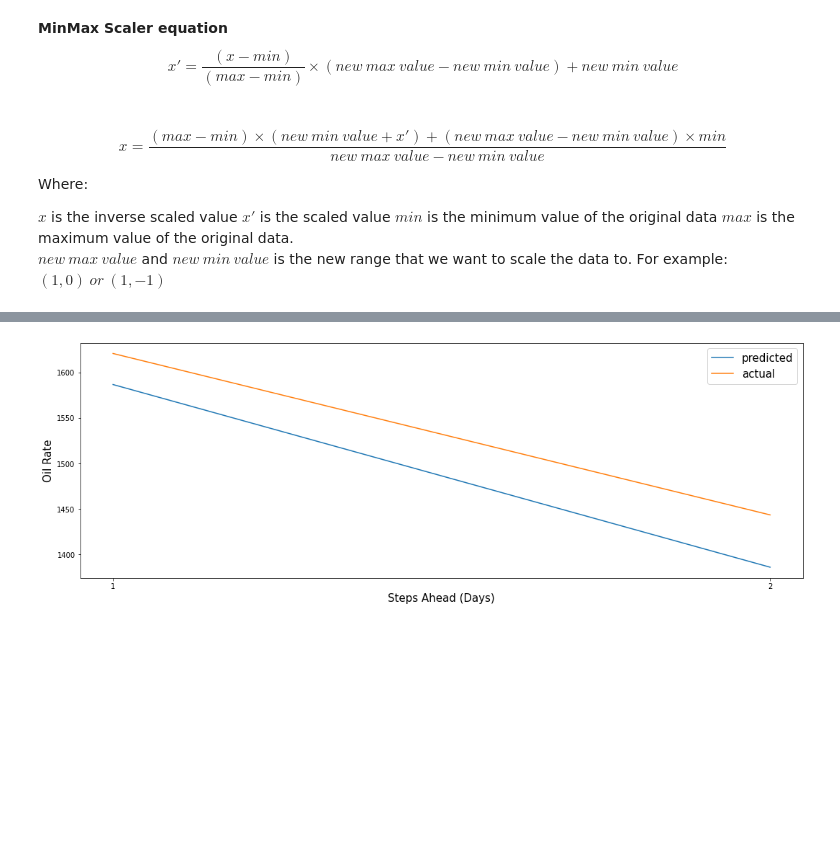
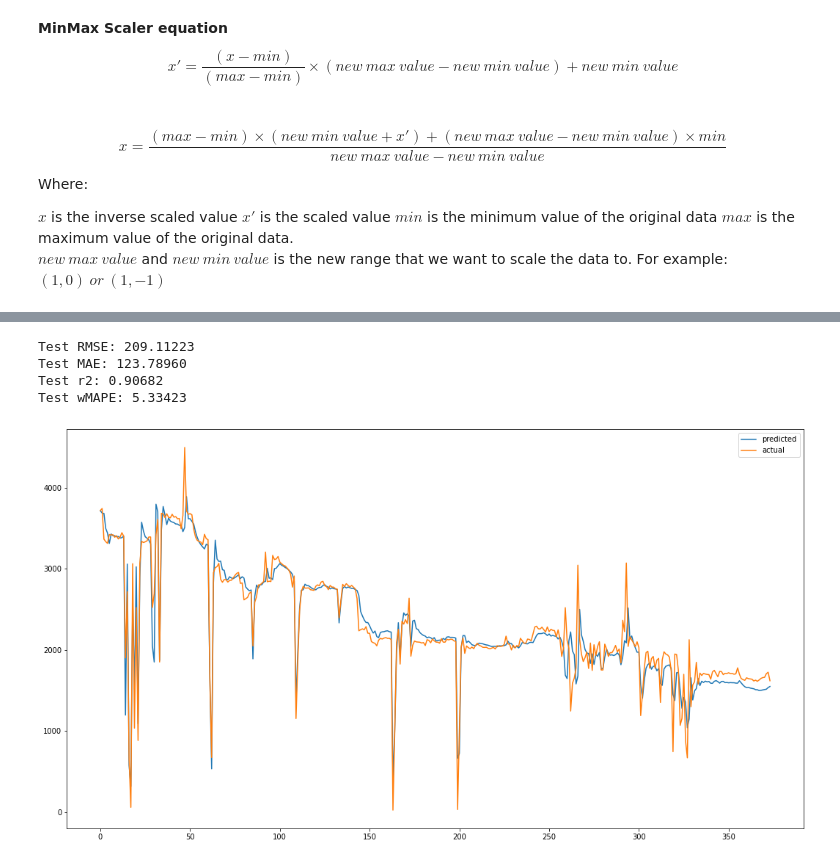
Before and after one commit to ashrafalaghbari/GA-TCN-LSTM, a Jupyter notebook: GRU_model.ipynb, the cells around one changed output, grey strips where cells are left out. Cells and saved outputs as stored; diff of their text form; code cells hidden in the pictures; blank space fills up the shorter version.

```diff
--- a/GRU_model.ipynb
+++ b/GRU_model.ipynb
@@ -128,23 +121,16 @@ series = pd.read_csv('/content/drive/MyDrive/volve_production_data/model.csv',
                      parse_dates=["DATEPRD"], index_col="DATEPRD")
 days = pd.Series(range(len(series),0, -1 ), index=series.index)
 series.insert(0, 'days', days)
-series['days1'] = series['days'].shift(-1)
-series["AVG_CHOKE_SIZE_P1"] = series['AVG_CHOKE_SIZE_P'].shift(-1)
-series["ON_STREAM_HRS1"] = series['ON_STREAM_HRS'].shift(-1)
-
-
-series['interaction_effect_onNext_oil1'] = series["AVG_CHOKE_SIZE_P1"]  * series["ON_STREAM_HRS1"] * series['days']
-
+series['days(t)'] = series['days'].shift(-1)
+series["AVG_CHOKE_SIZE_P(t)"] = series['AVG_CHOKE_SIZE_P'].shift(-1)
+series["ON_STREAM_HRS(t)"] = series['ON_STREAM_HRS'].shift(-1)
+series['interaction_effect_onNext_oilRate'] = series["AVG_CHOKE_SIZE_P(t)"]  * series["ON_STREAM_HRS(t)"] * series['days(t)']
 series.dropna(inplace=True)
-
-
-
-
-# # # # select feature based on correlation
+# # select feature based on correlation
 # # series = select_features(series, "BORE_OIL_VOL", "spearman", 0.2)
 # # select features manually
 series =series[[
-                'interaction_effect_onNext_oil1',
+                'interaction_effect_onNext_oilRate',
                 "BORE_GAS_VOL",
                 "BORE_OIL_VOL"
                 ]]
@@ -467,3 +384,0 @@ model_saved = tf.keras.models.load_model('/content/drive/MyDrive/my_trained_mode
-# %%
-model.load_weights('/content/drive/MyDrive/my_trained_models/mdl_wts.hdf5')
-model.evaluate(test_X, test_y, verbose=0)
@@ -828,14 +453,26 @@ plt.show()
-# %%
-# plot the last forecasted values on test set
-fig, ax = plt.subplots(1, 1, figsize=(18,6))
-# Set the major locator for the x-axis
-x = list(range(1, len(inv_yhat[-1])+1))
-ax.xaxis.set_major_locator(plt.MultipleLocator(1))
-ax.plot(x, inv_yhat[-1], label = "predicted")
-ax.plot(x, inv_y[-1], label = "actual")
-ax.set_ylabel('Oil Rate', fontsize=15)
-ax.set_xlabel('Steps Ahead (Days)',fontsize=15)
-plt.legend(fontsize=15)
-plt.show()
-# %% [output]
-[figure, removed]
+# %%
+# Performance evaluation
+y = inv_scale_y[np.where(inv_scale_y != 0 )]
+yhat = inv_scale_yhat[np.where(inv_scale_y != 0 )]
+
+rmse_test = sqrt(mean_squared_error(y, yhat))
+print('Test RMSE: %.5f' % rmse_test)
+MAE_test = mean_absolute_error(y, yhat)
+print('Test MAE: %.5f' % MAE_test)
+r2 = r2_score(y, yhat)
+print('Test r2: %.5f' % r2)
+wMAPE_test = wMAPE(y, yhat)
+print('Test wMAPE: %.5f ' % wMAPE_test)
+# %% [output]
+Test RMSE: 209.11223
+Test MAE: 123.78960
+Test r2: 0.90682
+Test wMAPE: 5.33423
+# %%
+plt.figure(figsize=(18,10))
+plt.plot(yhat, label = "predicted")
+plt.plot(y, label = "actual")
+plt.legend()
+plt.show()
+# %% [output]
+[figure, added]
```
Also changed, not shown: parts of 61 cells of this notebook.
